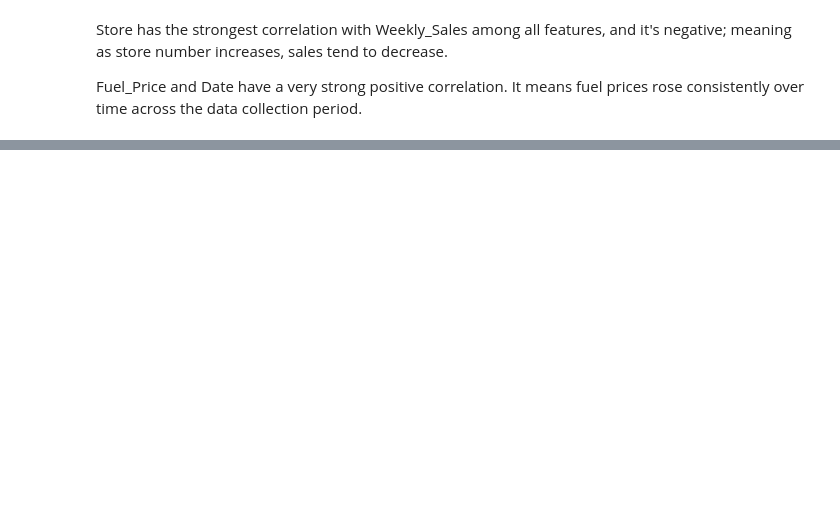
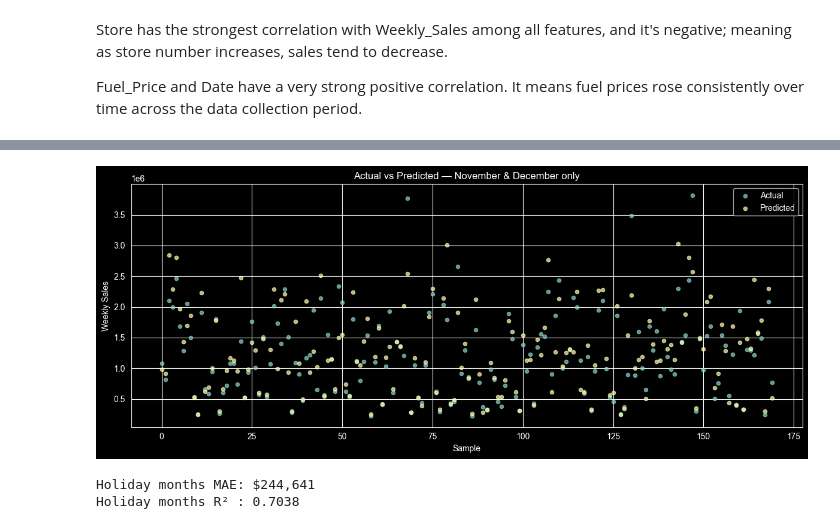
Before and after one commit to emnaaS/Walmart-sales-prediction, a Jupyter notebook: main.ipynb, the cells around one changed output, grey strips where cells are left out. Cells and saved outputs as stored; diff of their text form; code cells hidden in the pictures; blank space fills up the shorter version.

```diff
--- a/main.ipynb
+++ b/main.ipynb
@@ -112,0 +359,35 @@ data1.head(5)
+# %%
+def plot_holiday_predictions(y_test, y_pred, X_test):
+    results_df = pd.DataFrame({
+        'Actual': y_test.values,
+        'Predicted': y_pred
+    }, index=y_test.index)
+
+    # Add month back from original df
+    results_df['month'] = X_test['month'].values
+
+    # Filter November and December
+    holiday_months = results_df[results_df['month'].isin([11, 12])]
+
+    plt.figure(figsize=(12, 5))
+    plt.scatter(range(len(holiday_months)), holiday_months['Actual'],
+                label='Actual', alpha=0.7, s=20)
+    plt.scatter(range(len(holiday_months)), holiday_months['Predicted'],
+                label='Predicted', alpha=0.7, s=20)
+    plt.title('Actual vs Predicted — November & December only')
+    plt.xlabel('Sample')
+    plt.ylabel('Weekly Sales')
+    plt.legend()
+    plt.tight_layout()
+    plt.show()
+
+    # Print error metrics for those months only
+    from sklearn.metrics import mean_absolute_error, r2_score
+    print("Holiday months MAE:", f"${mean_absolute_error(holiday_months['Actual'], holiday_months['Predicted']):,.0f}")
+    print("Holiday months R² :", f"{r2_score(holiday_months['Actual'], holiday_months['Predicted']):.4f}")
+
+plot_holiday_predictions(y_test, y_pred, X_test)
+# %% [output]
+[figure, added]
+Holiday months MAE: $244,641
+Holiday months R² : 0.7038
```
Also changed, not shown: parts of 22 cells of this notebook, 4 other files.
